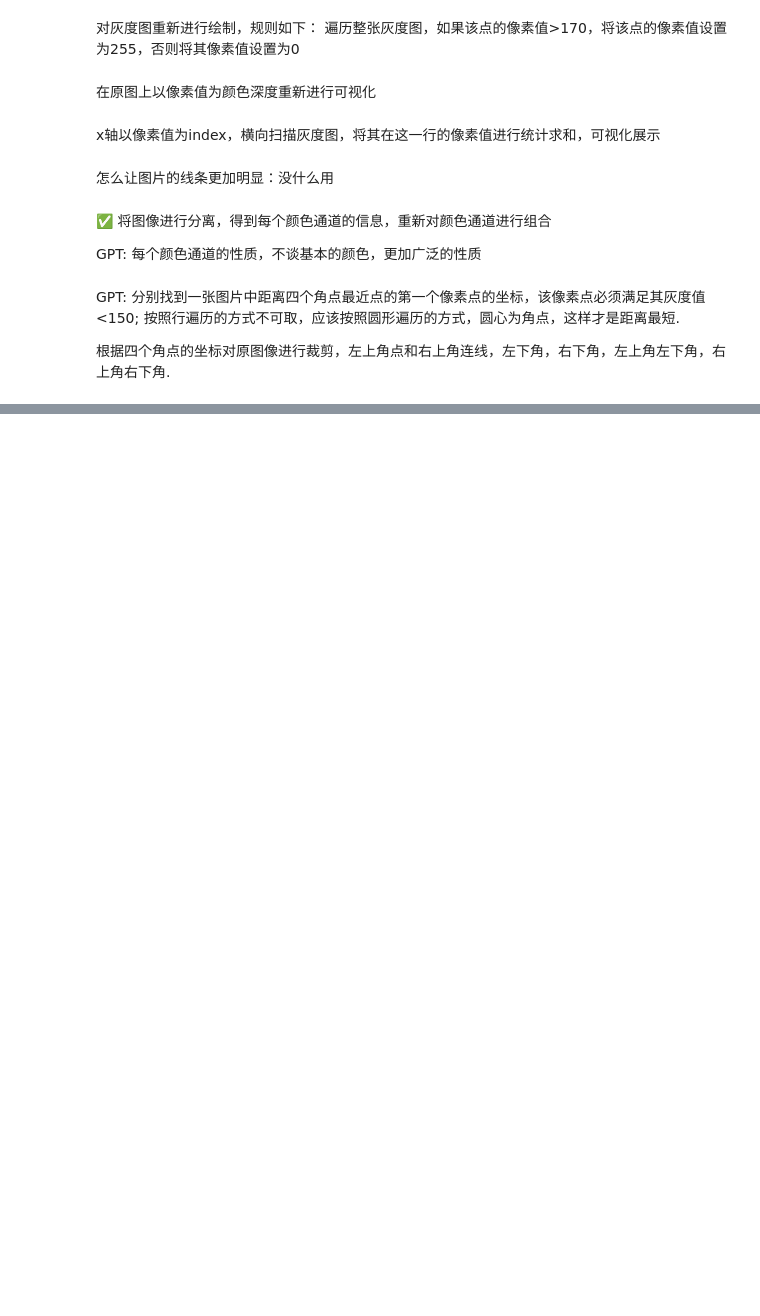
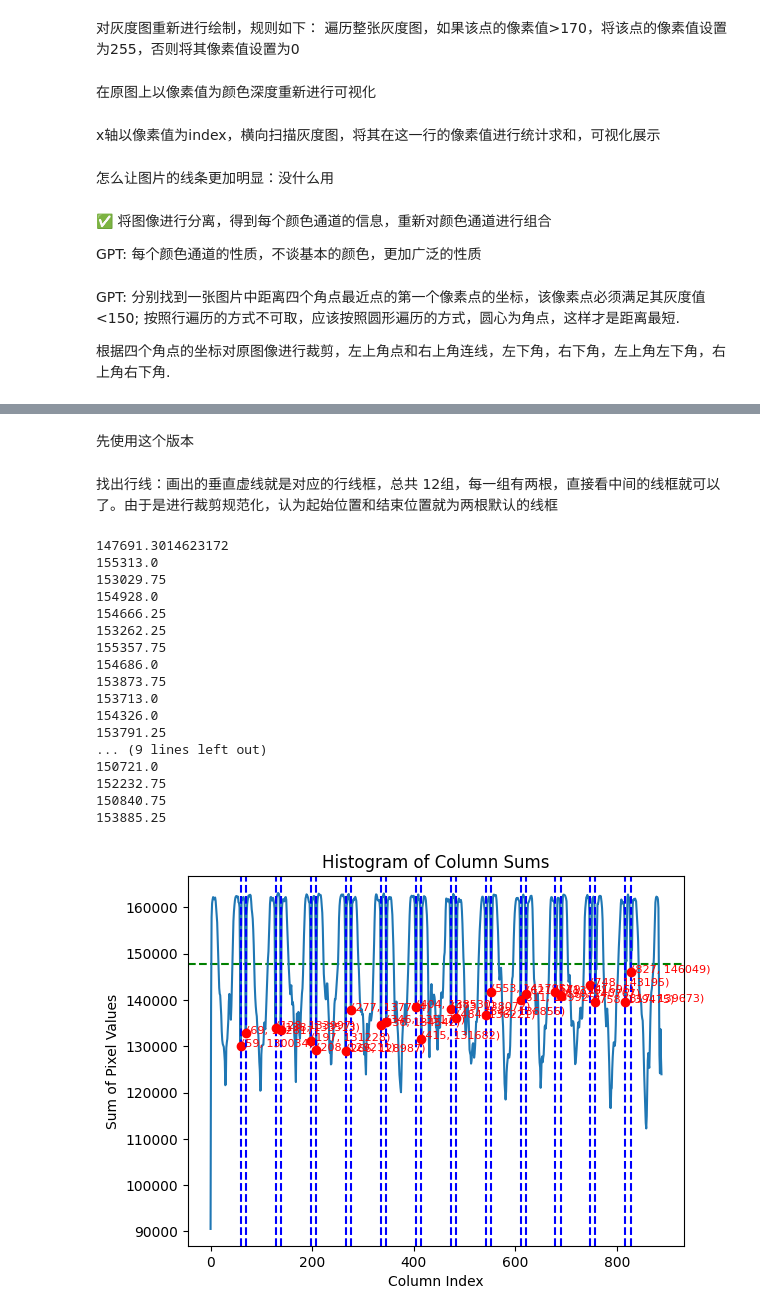
Before and after one commit to blxie/AIScore4Copybook-ch, a Jupyter notebook: process.ipynb, the cells around one changed output, grey strips where cells are left out. Drawn from its saved outputs; the diff is of its cells as text; code cells hidden in the pictures; blank space fills up the shorter version.

```diff
--- a/process.ipynb
+++ b/process.ipynb
@@ -352,0 +594,2 @@ main()
+# %% [markdown]
+先使用这个版本
@@ -352,0 +653,77 @@ main()
+# %% [markdown]
+找出行线：画出的垂直虚线就是对应的行线框，总共 12组，每一组有两根，直接看中间的线框就可以了。由于是进行裁剪规范化，认为起始位置和结束位置就为两根默认的线框
+# %%
+import cv2
+import numpy as np
+import matplotlib.pyplot as plt
+from scipy.signal import find_peaks
+
+# 读取图像
+image = cv2.imread("img/cropped/17.jpg")
+
+# 转换为灰度图像
+gray_image = cv2.cvtColor(image, cv2.COLOR_BGR2GRAY)
+
+# 计算每列像素值的和
+column_sums = np.sum(gray_image, axis=1).astype(np.int64)
+
+# 所有列的平均值，虚线显示
+mean_value = np.mean(column_sums)
+print(mean_value)
+plt.axhline(mean_value, color="green", linestyle="--", label="Mean")
+
+# 寻找极大值和极小值点，自定义寻找的范围：±5
+peaks, _ = find_peaks(column_sums, distance=10)
+valleys, _ = find_peaks(-column_sums, distance=10)
+
+# 绘制折线图/直方图
+plt.plot(column_sums)
+# plt.bar(range(len(column_sums)), column_sums)  # 直方图
+plt.xlabel("Column Index")
+plt.ylabel("Sum of Pixel Values")
+plt.title("Histogram of Column Sums")
+
+
+# 突出显示极小值点，并进行比较
+for valley in valleys[:-1]:
+    # 比较左边点和右边点的差值
+    left_diff = column_sums[max(valley - 4, 0)] - column_sums[valley]
+    right_diff = column_sums[min(valley + 4, len(column_sums) - 1)] - column_sums[valley]
+    # print(left_diff, right_diff)
+
+    if left_diff < 0 or right_diff < 0:
+        # 舍弃极小值点
+        continue
+
+    # 计算变化值的平均值
+    variations = column_sums[valley - 3 : valley + 3]
+    variations = sorted(variations)[1:-1]  # 去除最高和最低值
+    average_variation = np.mean(variations)
+
+    if average_variation > 148000:
+        print(average_variation)
+        plt.axvline(valley, color="blue", linestyle="--")
+        plt.plot(valley, column_sums[valley], "ro")
+        plt.text(valley, column_sums[valley], f"({valley}, {column_sums[valley]})", color="red", fontsize=8)
+
+
+plt.show()
+# %% [output]
+147691.3014623172
+155313.0
+153029.75
+154928.0
+154666.25
+153262.25
+155357.75
+154686.0
+153873.75
+153713.0
+154326.0
+153791.25
+... (9 lines left out)
+150721.0
+152232.75
+150840.75
+153885.25
+[figure, added]
```
Also changed, not shown: parts of 26 cells of this notebook, 13 other files.
